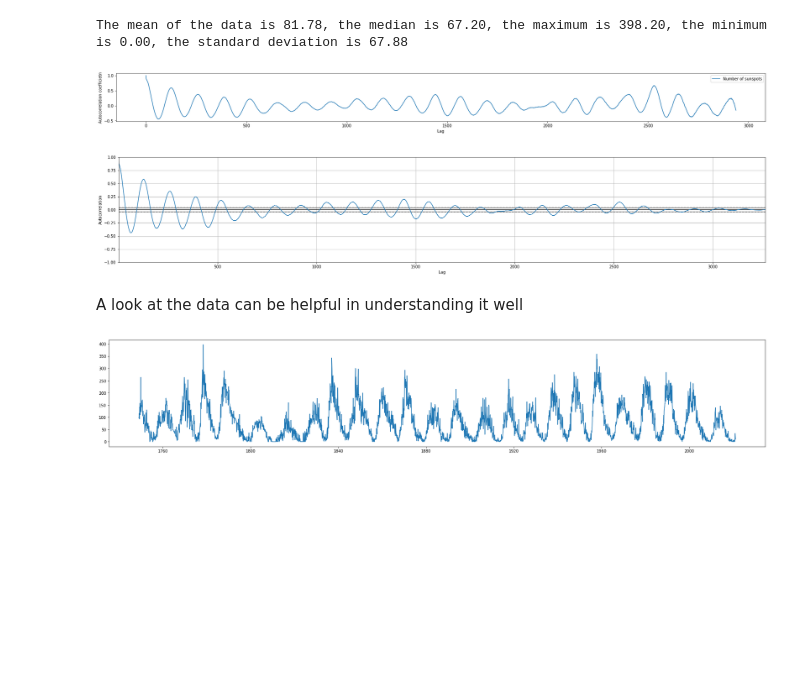
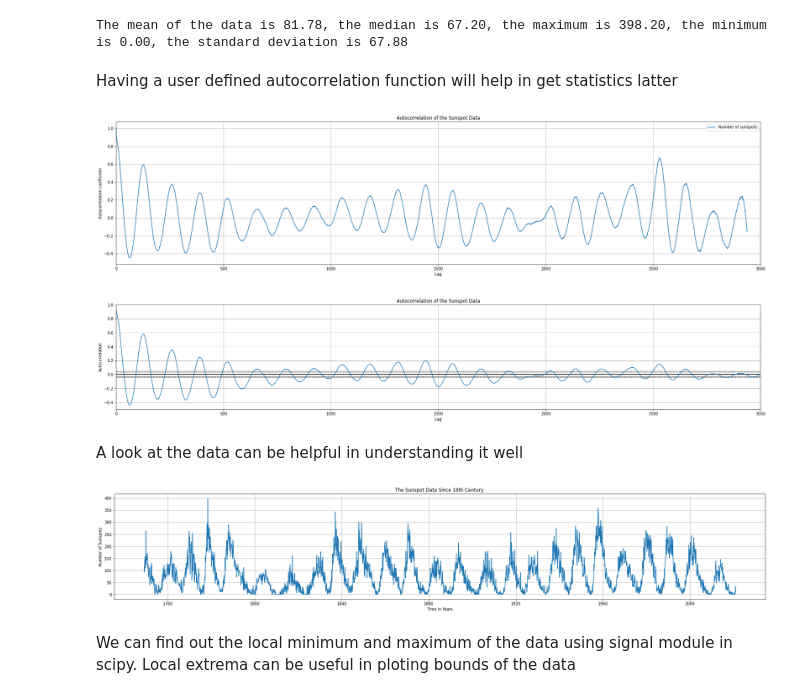
Before and after one commit to kenseiAmit/ai_ml, a Jupyter notebook: Learning NumPy Arrays.ipynb, the cells around one changed output. Drawn from its saved outputs; the diff is of its cells as text; code cells hidden in the pictures; blank space fills up the shorter version.

```diff
--- a/Learning NumPy Arrays.ipynb
+++ b/Learning NumPy Arrays.ipynb
@@ -727,44 +861,71 @@ print("The mean of the data is {:.2f}, the median is {:.2f}, the maximum is {:.2
 , np.std(sunspotsSunspot)))
 # %% [output]
 The mean of the data is 81.78, the median is 67.20, the maximum is 398.20, the minimum is 0.00, the standard deviation is 67.88
+# %% [markdown]
+Having a user defined autocorrelation function will help in get statistics latter
 # %%
 # The autocorrelation function to calculate autocorrelation at different lags
 
 # The function defenition
 def autoCorrelation(data):
 
+    """
+    The function takes a data array, and calculates autocorrelation at lags ranging from one to nine-thenth of the length of the array.
+
+    Notice that the unit of lag is the same as the duration between two observations.
+
+    arg
+        data: The NumPy array whose autocorrelation has to be calculated.
+
+    rtn: A NumPy array containing autocorrelations at different lags.
+
+    """
+
     # The NumPy array to store the autocorrelations
     autoCorrelationData = np.array([1])
     for lag in range(9*data.shape[0]//10):
 
         # Append autocorrelation to the array
-        autoCorrelationData = np.append(autoCorrelationData, np.corrcoef(data[lag+1:], data[:-(lag+1)])[0,1])
+        autoCorrelationData = np.append(autoCorrelationData
+        , np.corrcoef(data[lag+1:], data[:-(lag+1)])[0,1])
 
     # Return autocorrelation
     return autoCorrelationData
 # %%
 # Get the autocorrelation of the sunspot data
 sunspotAutoCorrelationSunspot = autoCorrelation(sunspotsSunspot)
 
 # Set the figure size
-plt.figure(figsize=(30, 5))
+plt.figure(figsize=(30, 15))
 
 # Setting the subplot
 plt.subplot(2, 1, 1)
 
 # Plot the autocorrelation funciton against lags
 plt.plot(sunspotAutoCorrelationSunspot, label="Number of sunspots")
 
+# Label the X axis
 plt.xlabel("Lag")
+
+# Lable the Y axis
 plt.ylabel("Autocorrelation coefficietn")
+
+# Get the backgroud grid
+plt.grid()
+
+# Set the plot title
+plt.title("Autocorrelation of the Sunspot Data")
+
+# Set the limit on X axis
+plt.xlim((0,3000))
 
 # Display the legend
 plt.legend()
 
 # Show the figure
 plt.show()
 # %% [output]
-[figure, old version]
+[figure, new version]
 # %%
 # We can compare this result with the inbult function
 
@@ -774,9 +935,19 @@ plt.figure(figsize=(30, 5))
 # Calling the inbuilt function for autocorrelation
 pd.plotting.autocorrelation_plot(pd.Series(sunspotsSunspot, index=dateSunspot))
 
+# Set the plot title
+plt.title("Autocorrelation of the Sunspot Data")
+
+# Set the limit on X axis
+plt.xlim((0,3000))
+
+# Set the limit on Y axis
+plt.ylim((-0.5, 1))
+
+# Show the plot
 plt.show()
 # %% [output]
-[figure, old version]
+[figure, new version]
 # %% [markdown]
 A look at the data can be helpful in understanding it well
 # %%
@@ -786,10 +957,25 @@ plt.figure(figsize=(30, 5))
 # Plot the number of sunspots against date
 plt.plot(dateSunspot, sunspotsSunspot)
 
+# Set the plot title
+plt.title("The Sunspot Data Since 18th Century ")
+
+# Set the X lable
+plt.xlabel("Time in Years")
+
+
+# Set the Y lable
+plt.ylabel("Number of Sunspots")
+
+# Set the grid in the backgroud
+plt.grid()
+
 # Show the plot
 plt.show()
 # %% [output]
-[figure, old version]
+[figure, new version]
+# %% [markdown]
+We can find out the local minimum and maximum of the data using signal module in scipy. Local extrema can be useful in ploting bounds of the data
 # %%
 # Finding local characterstics of data
 
```
Also changed, not shown: parts of 50 cells of this notebook.
